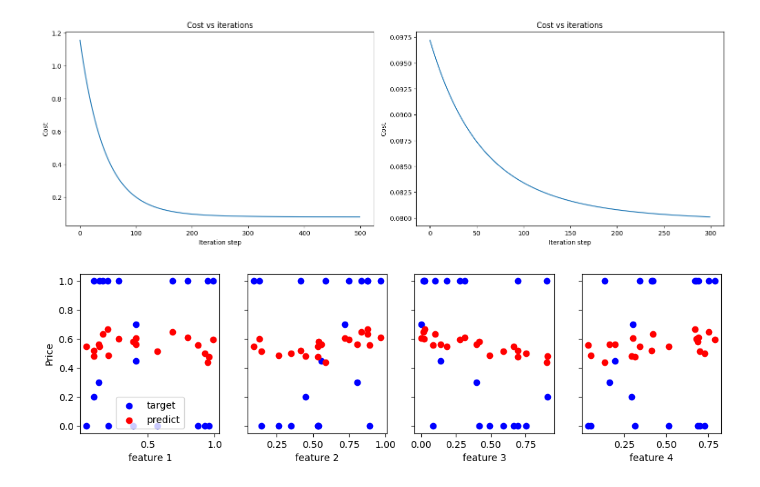
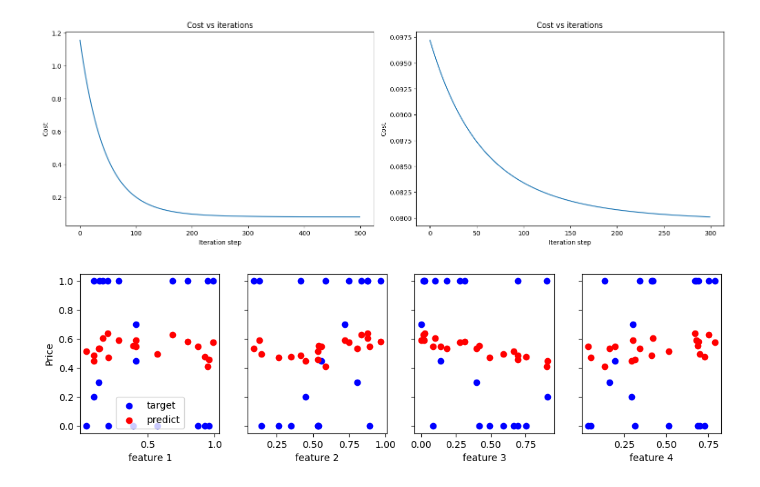
Before and after one commit to DragosTrandafir/HotelRentEstimation_Personal_Project, a Jupyter notebook: Untitled.ipynb, the cells around one changed output. Cells and saved outputs as stored; diff of their text form; code cells hidden in the pictures.

```diff
--- a/Untitled.ipynb
+++ b/Untitled.ipynb
@@ -175,14 +175,14 @@ def zscore_normalize_features(X):
 
     return X_norm
 # %%
-w_in= np.zeros((X1.shape[1],))
+w_in= np.zeros((X.shape[1],))
 b_in= 0
 
 iterations=500
 alpha=0.01
 
-X_norm = zscore_normalize_features(X1)
-w,b,cost_history=gradient_descent(X_norm, y1, w1, b1, compute_cost_linear_regression, compute_gradient, alpha, iterations)
+X_norm = zscore_normalize_features(X)
+w,b,cost_history=gradient_descent(X_norm, y, w_in, b_in, compute_cost_linear_regression, compute_gradient, alpha, iterations)
 
 print("w,b found by gradient descent:", w, b)
 print(f"Cost history: {cost_history}")
@@ -220,20 +220,20 @@ plt.show()
 [figure]
 # %%
 # prepare the predicted output for plotting
-m = X1.shape[0]
+m = X.shape[0]
 yp = np.zeros(m)
 for i in range(m):
-  yp[i] = np.dot(X1[i], w) + b
+  yp[i] = np.dot(X[i], w) + b
 
 X_features=["feature 1", "feature 2", "feature 3", "feature 4"]
 # plot predict
-fig, ax = plt.subplots(1,X1.shape[1], figsize=(12,3), sharey=True)
+fig, ax = plt.subplots(1,X.shape[1], figsize=(12,3), sharey=True)
 for i in range(len(ax)):
-  ax[i].scatter( X1[:,i], y1, color="blue", label= 'target')
-  ax[i].scatter( X1[:,i], yp, color='red', label='predict')
+  ax[i].scatter( X[:,i], y, color="blue", label= 'target')
+  ax[i].scatter( X[:,i], yp, color='red', label='predict')
   ax[i].set_xlabel(X_features[i])
 ax[0].set_ylabel("Price")
 ax[0].legend()
 plt.show()
 # %% [output]
-[figure, old version]
+[figure, new version]
```
Also changed, not shown: parts of 1 cell of this notebook.
